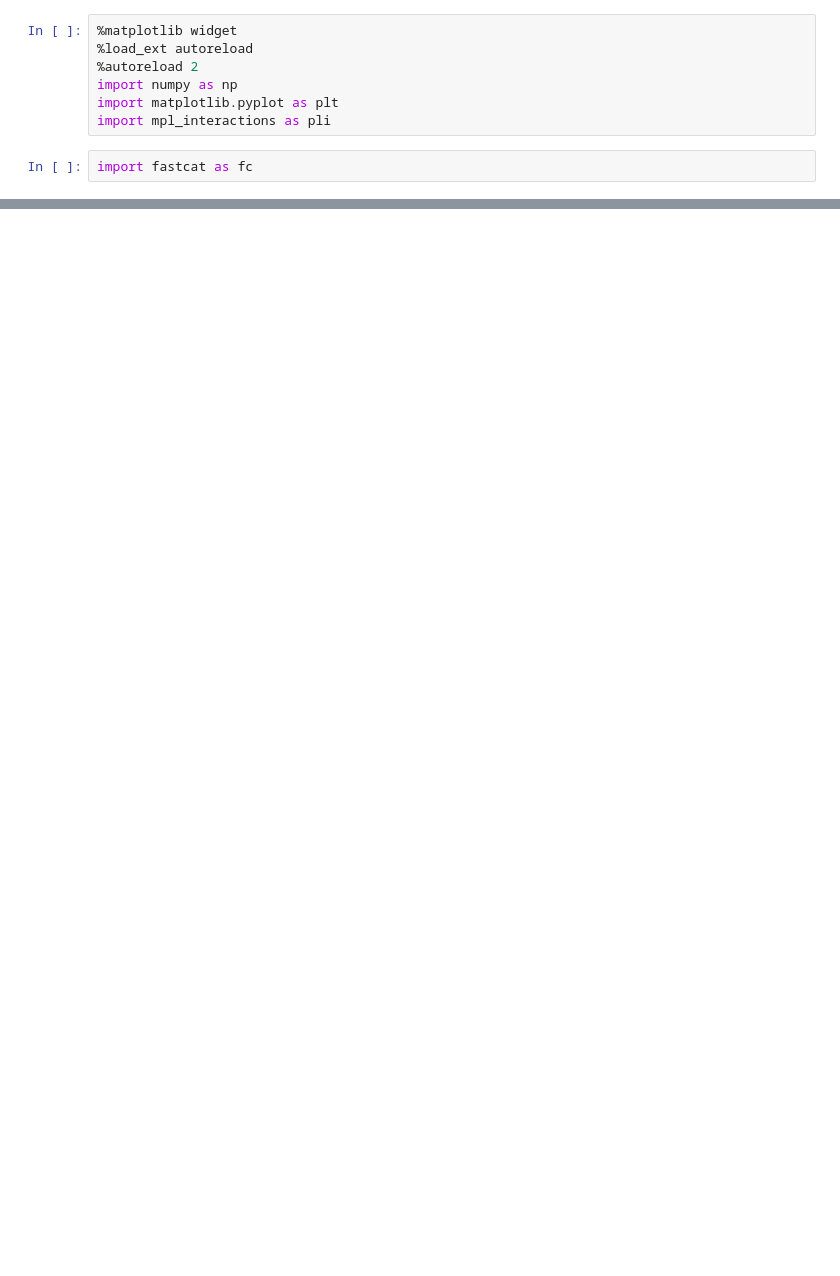
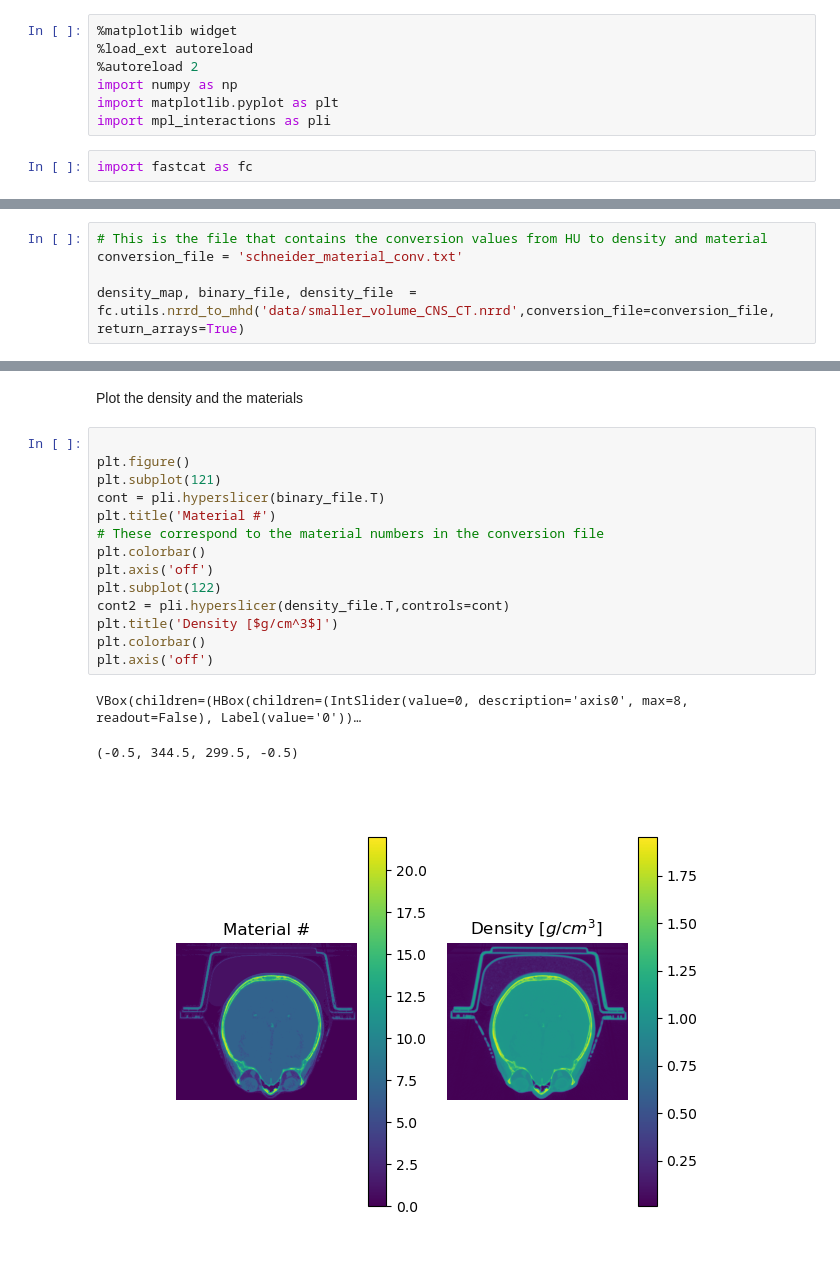
Before and after one commit to jerichooconnell/fastcat, a Jupyter notebook: examples/patient_data/dicom2mhd.ipynb, the cells around one changed output, grey strips where cells are left out. Saved outputs shown, nothing was run; the diff lists cells and outputs as text; blank space fills up the shorter version.

Commit message:
Adding simple conversion example

```diff
--- a/examples/patient_data/dicom2mhd.ipynb
+++ b/examples/patient_data/dicom2mhd.ipynb
@@ -175,0 +14,5 @@ plt.plot([256,768,2560],[360,90,29])
+# %%
+# This is the file that contains the conversion values from HU to density and material
+conversion_file = 'schneider_material_conv.txt'
+
+density_map, binary_file, density_file  = fc.utils.nrrd_to_mhd('data/smaller_volume_CNS_CT.nrrd',conversion_file=conversion_file, return_arrays=True)
@@ -175,0 +37,20 @@ plt.plot([256,768,2560],[360,90,29])
+# %% [markdown]
+Plot the density and the materials
+# %%
+
+plt.figure()
+plt.subplot(121)
+cont = pli.hyperslicer(binary_file.T)
+plt.title('Material #')
+# These correspond to the material numbers in the conversion file
+plt.colorbar()
+plt.axis('off')
+plt.subplot(122)
+cont2 = pli.hyperslicer(density_file.T,controls=cont)
+plt.title('Density [$g/cm^3$]')
+plt.colorbar()
+plt.axis('off')
+# %% [output]
+VBox(children=(HBox(children=(IntSlider(value=0, description='axis0', max=8, readout=False), Label(value='0'))…
+(-0.5, 344.5, 299.5, -0.5)
+[figure, added]
```
Also changed, not shown: parts of 14 cells of this notebook.
